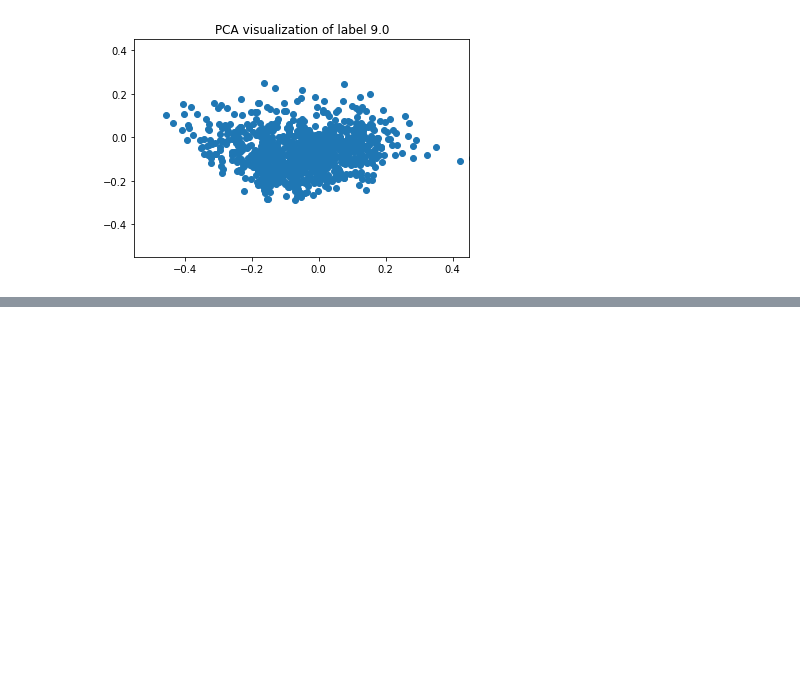
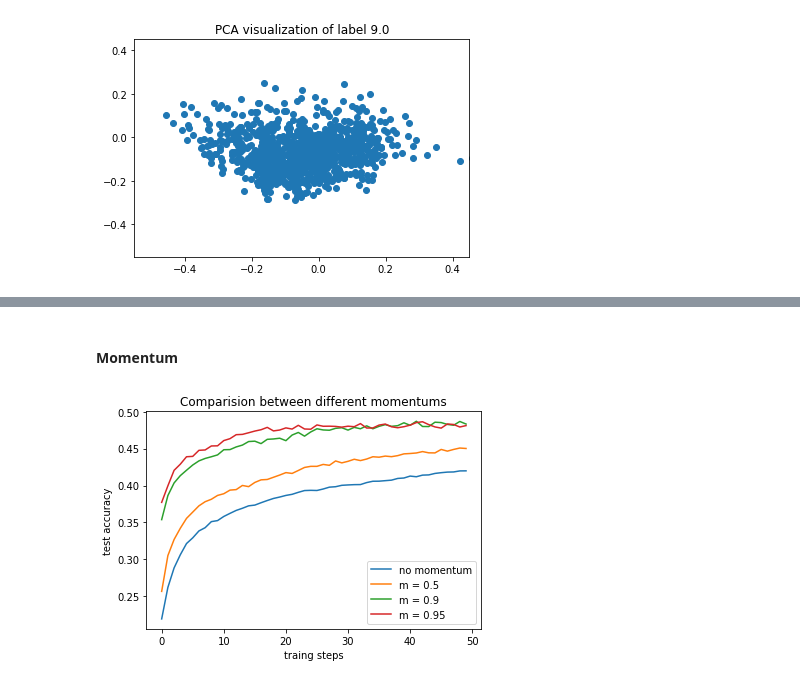
Before and after one commit to Wattsy2020/DeepLearningA1, a Jupyter notebook: Code.ipynb, the cells around one changed output, grey strips where cells are left out. Saved outputs shown, nothing was run; the diff lists cells and outputs as text; code cells hidden in the pictures; blank space fills up the shorter version.

```diff
--- a/Code.ipynb
+++ b/Code.ipynb
@@ -1133,0 +927,13 @@ class MLP:
+# %%
+### log7
+epoch = 50
+batch_size = 64
+hidden = [256, 128]
+learning_rate = 1e-3
+weight_decay = 0
+momentum_gamma = 0.95
+dropout_rate = 0
+batch_norm = False
+
+log7 = experiment(hid=hidden, ep=epoch, bs=batch_size,  lr=learning_rate, wd=weight_decay,
+                  m=momentum_gamma, bn=batch_norm, dr=dropout_rate)
@@ -1133,0 +954,13 @@ class MLP:
+# %%
+### log8
+epoch = 50
+batch_size = 64
+hidden = [256, 128]
+learning_rate = 1e-3
+weight_decay = 0
+momentum_gamma = 0.5
+dropout_rate = 0
+batch_norm = False
+
+log8 = experiment(hid=hidden, ep=epoch, bs=batch_size,  lr=learning_rate, wd=weight_decay,
+                  m=momentum_gamma, bn=batch_norm, dr=dropout_rate)
@@ -1133,0 +1598,14 @@ class MLP:
+# %% [markdown]
+#### Momentum
+# %%
+plt.plot(log3[2], label='no momentum')
+plt.plot(log8[2], label='m = 0.5')
+plt.plot(log6[2], label='m = 0.9')
+plt.plot(log7[2], label='m = 0.95')
+plt.title("Comparision between different momentums")
+plt.xlabel("traing steps")
+plt.ylabel("test accuracy")
+plt.legend()
+plt.show()
+# %% [output]
+[figure, added]
```
Also changed, not shown: parts of 118 cells of this notebook.
